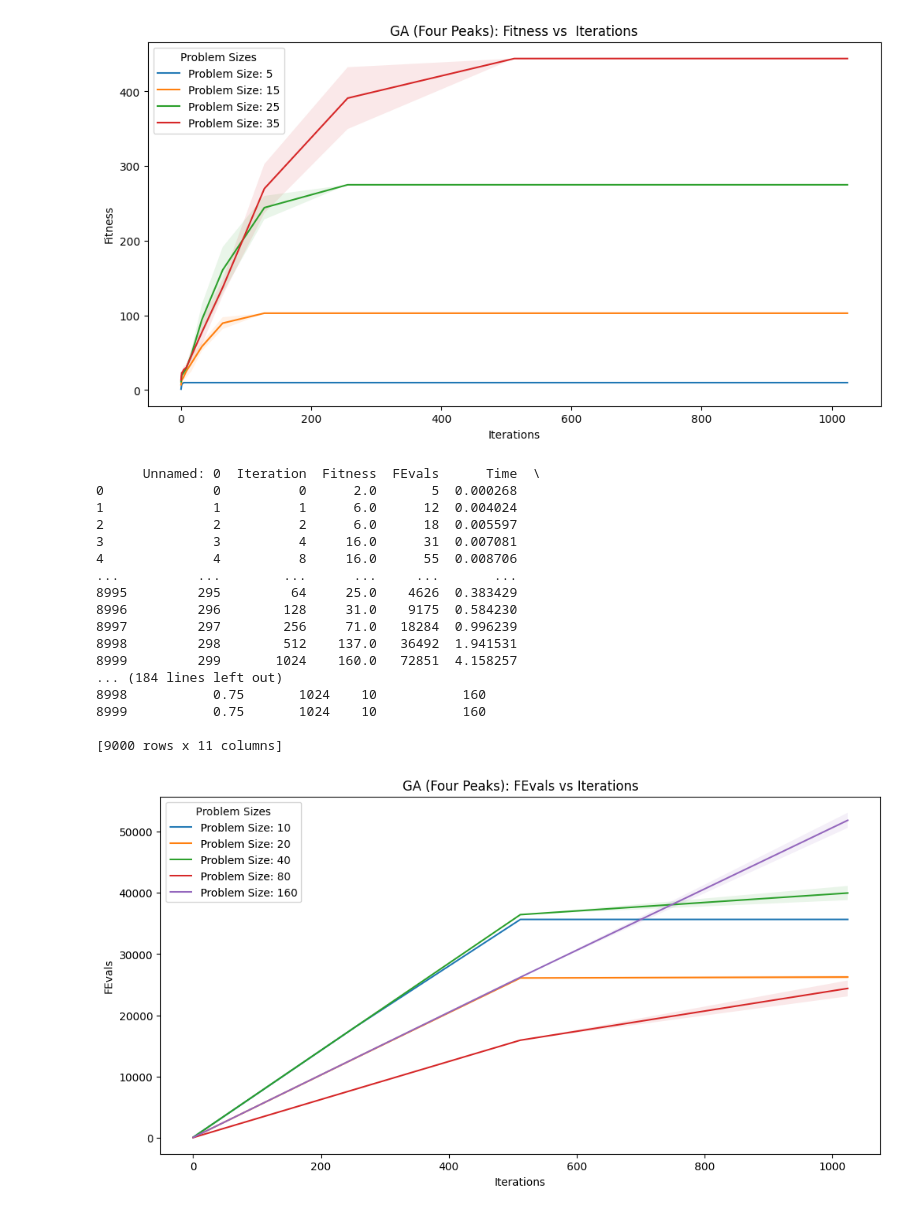
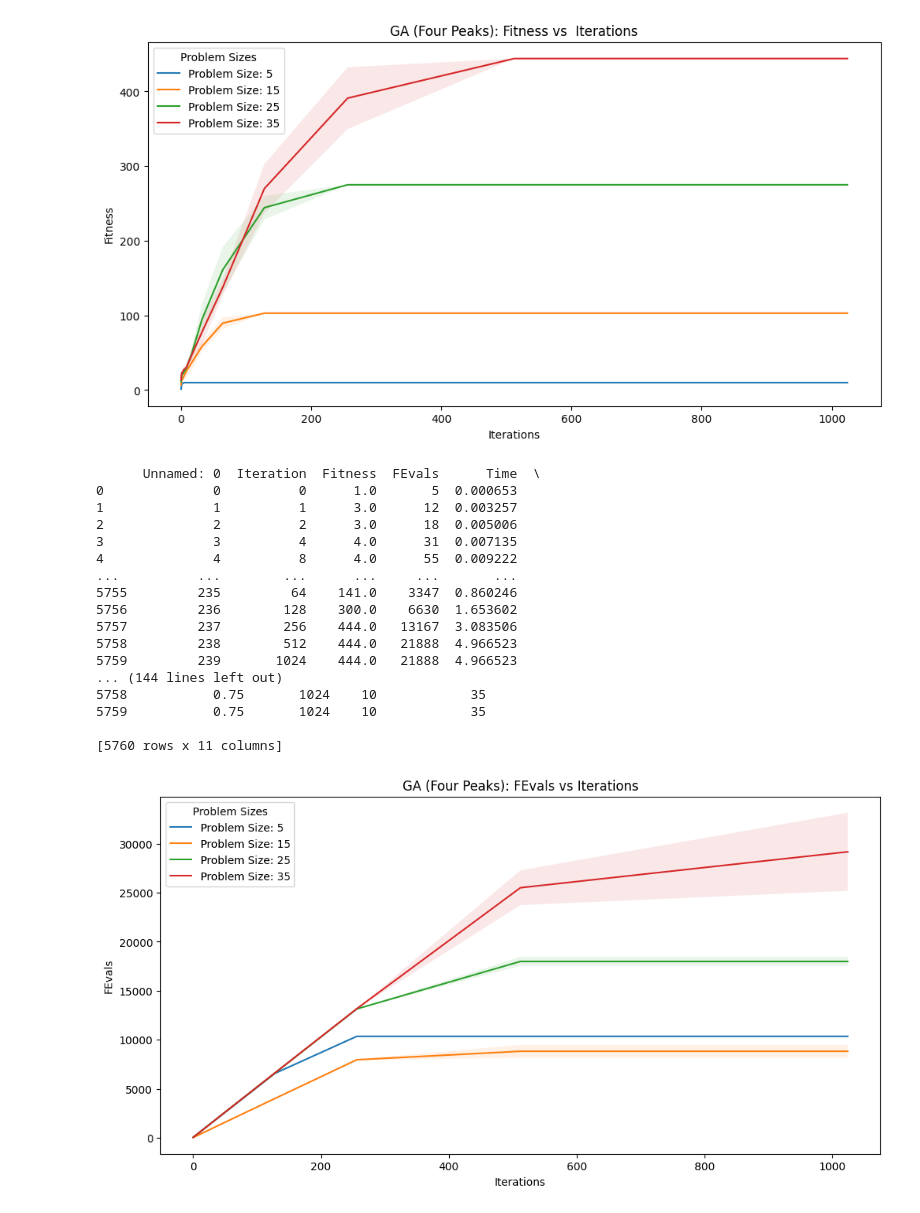
Before and after one commit to climberwb/ML, a Jupyter notebook: A2/A2P1Graphs._maxkcolor.ipynb, the cells around one changed output. Drawn from its saved outputs; the diff is of its cells as text; code cells hidden in the pictures.

Commit message:
added more exemplery graphs

```diff
--- a/A2/A2P1Graphs._maxkcolor.ipynb
+++ b/A2/A2P1Graphs._maxkcolor.ipynb
@@ -423,7 +423,7 @@ max_fitness_times_all = pd.DataFrame()
 # Iterate through each unique problem size
 for size in sa_stats_all["problem_size"].unique():
     # Filter the best hyperparameters for the given problem size
-    best_hyper_params = min_iteration_for_max_fitness[min_iteration_for_max_fitness["problem_size"] == size]
+    best_hyper_params = min_iteration_for_max_fitness_sa[min_iteration_for_max_fitness_sa["problem_size"] == size]
 
     # If there are no best hyperparameters for the current problem size, skip this iteration
     if best_hyper_params.empty:
@@ -463,7 +463,7 @@ iteration_1024_times_all = pd.DataFrame()
 # Iterate through each unique problem size
 for size in sa_stats_all["problem_size"].unique():
     # Filter the best hyperparameters for the given problem size
-    best_hyper_params = min_iteration_for_max_fitness[min_iteration_for_max_fitness["problem_size"] == size]
+    best_hyper_params = min_iteration_for_max_fitness_sa[min_iteration_for_max_fitness_sa["problem_size"] == size]
 
     # If there are no best hyperparameters for the current problem size, skip this iteration
     if best_hyper_params.empty:
@@ -530,9 +530,9 @@ max_avg_fitness_per_problem_size = merged_fitness.groupby('problem_size')['Avera
 max_fitness_merged = pd.merge(merged_fitness, max_avg_fitness_per_problem_size, on=['problem_size', 'Average_Fitness'])
 
 # For each problem_size, filter the row with the minimum Iteration
-min_iteration_for_max_fitness = max_fitness_merged.loc[max_fitness_merged.groupby('problem_size')['Iteration'].idxmin()]
+min_iteration_for_max_fitness_ga = max_fitness_merged.loc[max_fitness_merged.groupby('problem_size')['Iteration'].idxmin()]
 print("best hyperparameters and avg fitness for each problem size")
-min_iteration_for_max_fitness
+min_iteration_for_max_fitness_ga
 # %% [output]
 best hyperparameters and avg fitness for each problem size
 |  | problem_size | Iteration | Population Size | Mutation Rate | Average_Fitness | Std_Fitness |
@@ -571,7 +571,7 @@ plt.figure(figsize=(12, 6))
 # Iterate through each unique problem size
 for size in ga_stats_all["problem_size"].unique():
     # Filter the best hyperparameters for the given problem size
-    best_hyper_params = min_iteration_for_max_fitness[min_iteration_for_max_fitness["problem_size"] == size]
+    best_hyper_params = min_iteration_for_max_fitness_ga[min_iteration_for_max_fitness_ga["problem_size"] == size]
 
     # If there are no best hyperparameters for the current problem size, skip this iteration
     # if best_hyper_params.empty:
@@ -613,54 +613,54 @@ plt.figure(figsize=(12, 6))
 # Iterate through each unique problem size
 for size in ga_stats_all["problem_size"].unique():
     # Filter the best hyperparameters for the given problem size
-    best_hyper_params = min_iteration_for_max_fitness[min_iteration_for_max_fitness["problem_size"] == size]
+    best_hyper_params = min_iteration_for_max_fitness_ga[min_iteration_for_max_fitness_ga["problem_size"] == size]
 
 
     # If there are no best hyperparameters for the current problem size, skip this iteration
     # if best_hyper_params.empty:
     #     continue
 
     # Further filter the main DataFrame for these best hyperparameters
     df = ga_stats_all[(ga_stats_all["problem_size"] == size) &
                       (ga_stats_all["Population Size"] == best_hyper_params["Population Size"].iloc[0]) &
                       (ga_stats_all["Mutation Rate"] == best_hyper_params["Mutation Rate"].iloc[0])]
     print(ga_stats_all)
     # Calculate the mean and standard deviation of FEvals for each iteration
     df_grouped = df.groupby("Iteration")["FEvals"].agg(["mean", "std"]).reset_index()
 
     # If the DataFrame is empty after filtering, skip this iteration
     if df_grouped.empty:
         continue
 
     # Plot the mean FEvals with error bands representing the standard deviation
     plt.plot(df_grouped["Iteration"], df_grouped["mean"], label=f"Problem Size: {size}")
     plt.fill_between(df_grouped["Iteration"], df_grouped["mean"] - df_grouped["std"], df_grouped["mean"] + df_grouped["std"], alpha=0.1)
 
 # Set the labels and title of the plot
 plt.xlabel('Iterations')
 plt.ylabel('FEvals')
 plt.title('GA (Four Peaks): FEvals vs Iterations')
 plt.legend(title='Problem Sizes')
 plt.show()
 # %% [output]
       Unnamed: 0  Iteration  Fitness  FEvals      Time  \
-0              0          0      2.0       5  0.000268
-1              1          1      6.0      12  0.004024
-2              2          2      6.0      18  0.005597
-3              3          4     16.0      31  0.007081
-4              4          8     16.0      55  0.008706
+0              0          0      1.0       5  0.000653
+1              1          1      3.0      12  0.003257
+2              2          2      3.0      18  0.005006
+3              3          4      4.0      31  0.007135
+4              4          8      4.0      55  0.009222
 ...          ...        ...      ...     ...       ...
-8995         295         64     25.0    4626  0.383429
-8996         296        128     31.0    9175  0.584230
-8997         297        256     71.0   18284  0.996239
-8998         298        512    137.0   36492  1.941531
-8999         299       1024    160.0   72851  4.158257
-... (184 lines left out)
-8998           0.75       1024    10           160
-8999           0.75       1024    10           160
+5755         235         64    141.0    3347  0.860246
+5756         236        128    300.0    6630  1.653602
+5757         237        256    444.0   13167  3.083506
+5758         238        512    444.0   21888  4.966523
+5759         239       1024    444.0   21888  4.966523
+... (144 lines left out)
+5758           0.75       1024    10            35
+5759           0.75       1024    10            35
 
-[9000 rows x 11 columns]
+[5760 rows x 11 columns]
-[figure, old version]
+[figure, new version]
 # %%
 
 # Assuming sa_stats_all is your DataFrame with columns ["problem_size", "Iteration", "Time", "Fitness", "schedule_init_temp", "schedule_type"]
```
Also changed, not shown: parts of 18 cells of this notebook, 1 other file.
